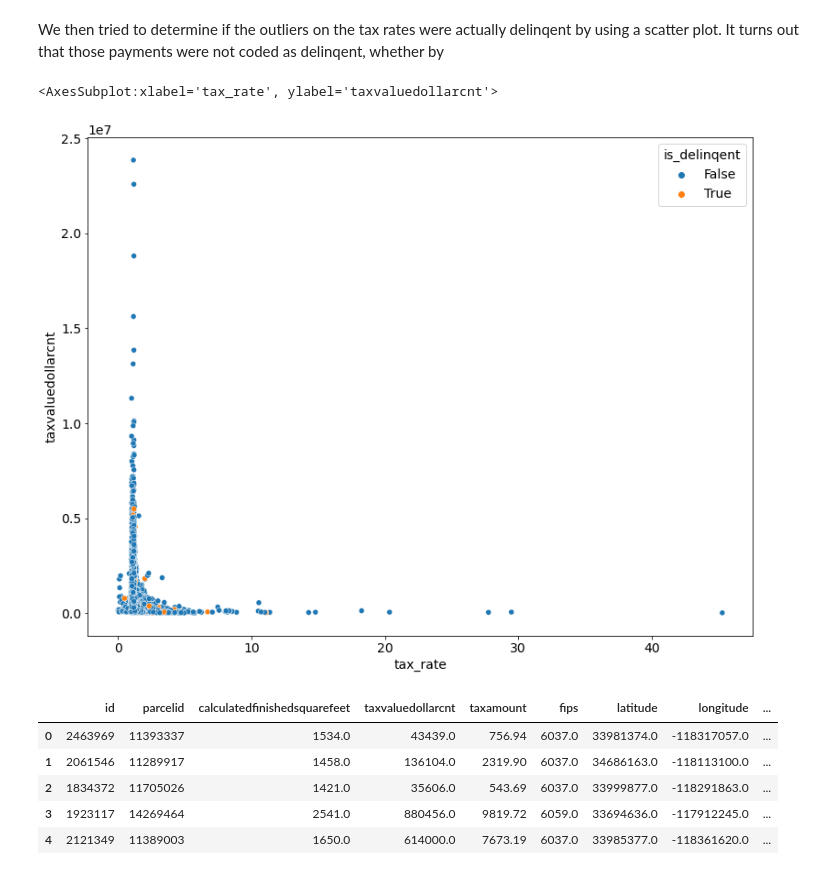
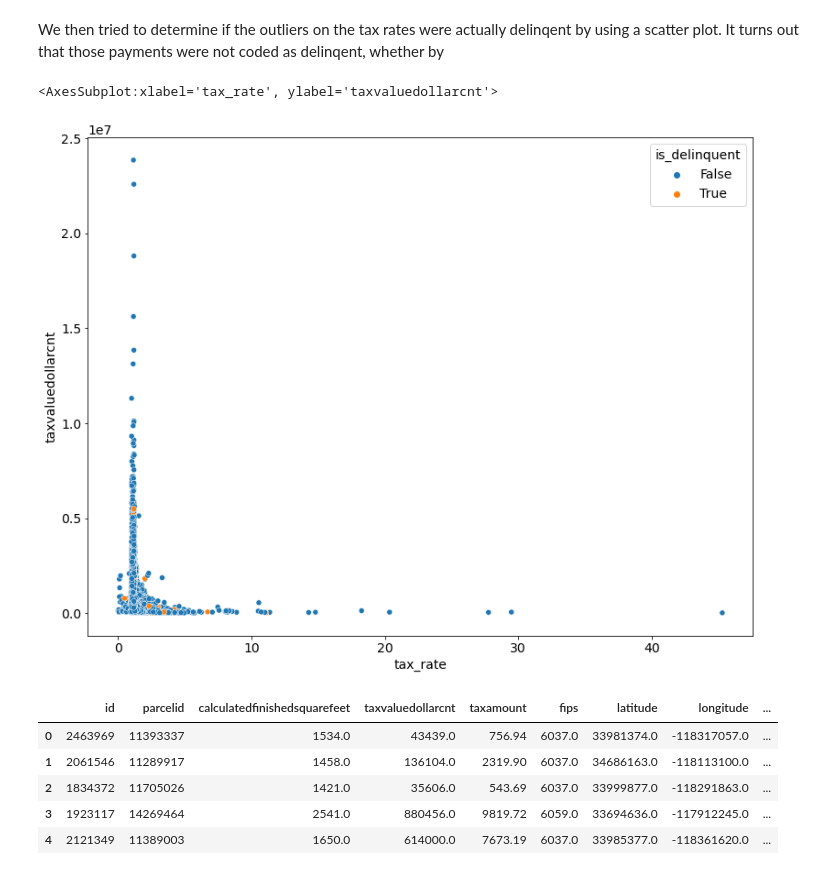
Before and after one commit to AAranda10/regression_project, a Jupyter notebook: explore.ipynb, the cells around one changed output. Cells and saved outputs as stored; diff of their text form; code cells hidden in the pictures.

```diff
--- a/explore.ipynb
+++ b/explore.ipynb
@@ -252,0 +257,3 @@ Discovered that there were some big outliers in the data for tax amount and tax
+# %%
+tax_df['fips_geo'] = tax_df.fips.astype('str')
+tax_df.info()
@@ -252,0 +285,2 @@ Discovered that there were some big outliers in the data for tax amount and tax
+# %%
+tax_df['fips_geo'] = tax_df['fips_geo'].str.replace('6037.0', '06037').replace('6059.0', '06059').replace('6111.0', '06111')
@@ -253,5 +298,5 @@ Discovered that there were some big outliers in the data for tax amount and tax
 # %%
-tax_df['is_delinqent'] = tax_df.taxdelinquencyflag == "Y"
+tax_df['is_delinquent'] = tax_df.taxdelinquencyflag == "Y"
 tax_df.head()
 # %% [output]
 |  | id | parcelid | calculatedfinishedsquarefeet | taxvaluedollarcnt | taxamount | fips | latitude | longitude | ... |
@@ -267,10 +312,10 @@ tax_df.tax_rate.max()
 # %% [markdown]
 We then tried to determine if the outliers on the tax rates were actually delinqent by using a scatter plot. It turns out that those payments were not coded as delinqent, whether by
 # %%
-sns.scatterplot(x = "tax_rate", y = "taxvaluedollarcnt", data = tax_df, hue = 'is_delinqent')
+sns.scatterplot(x = "tax_rate", y = "taxvaluedollarcnt", data = tax_df, hue = 'is_delinquent')
 # %% [output]
 <AxesSubplot:xlabel='tax_rate', ylabel='taxvaluedollarcnt'>
-[figure, old version]
+[figure, new version]
 # %%
 # tax_df['tax_rate_scaled'] = tax_df[~(tax_df['tax_rate'] > 10)].round(1)
 tax_df.head()
```
Also changed, not shown: parts of 16 cells of this notebook, 1 other file.
